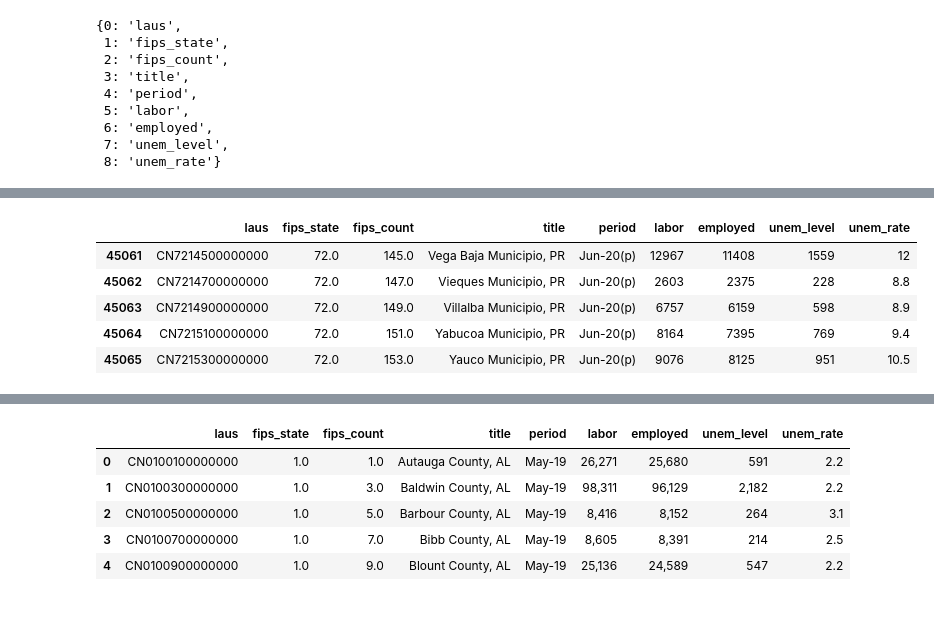
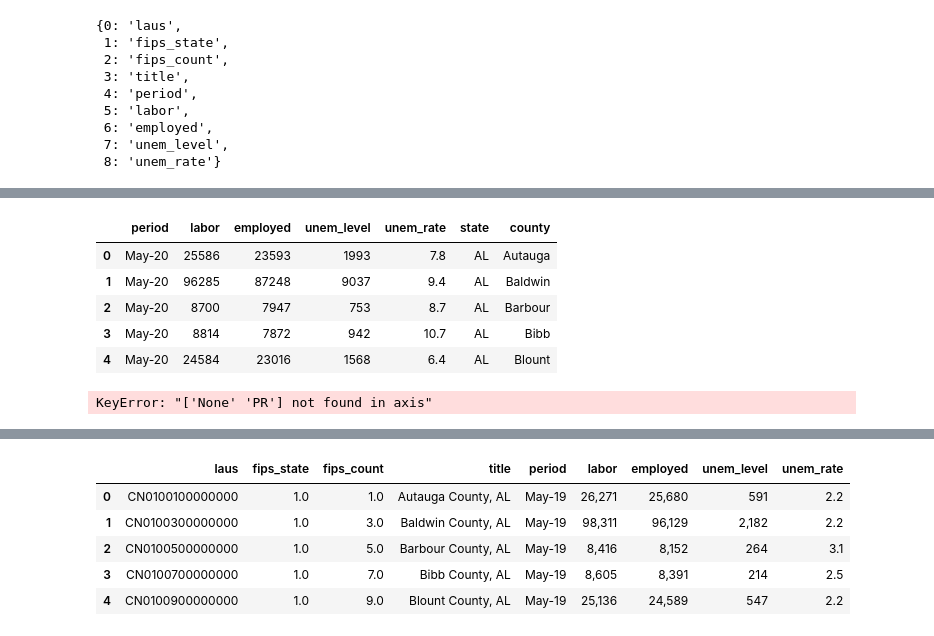
Before and after one commit to nbsmiz/ppp, a Jupyter notebook: unemployment_county_clean.ipynb, the cells around one changed output, grey strips where cells are left out. Saved outputs shown, nothing was run; the diff lists cells and outputs as text; code cells hidden in the pictures.

```diff
--- a/unemployment_county_clean.ipynb
+++ b/unemployment_county_clean.ipynb
@@ -47,2 +61,10 @@ unem['per'] = unem.apply(lambda row: row['period'].replace("\s", ""), axis=1)
 # %%
-unemmay20 = unem[unem['per'] == "Apr-20"]
+unem = unem[unem['period'] == 'May-20']
+# %%
+unem = unem.drop(columns=['laus', 'fips_state', 'fips_count', 'title']).reset_index().drop(columns='index')
+# %%
+cols = ['labor', 'employed', 'unem_level']
+for col in cols:
+    unem[col] = unem.apply(lambda row: int(str(row[col]).strip().replace(",","")), axis=1)
+# %%
+unem['unem_rate'] = unem.apply(lambda row: float(str(row['unem_rate']).strip()), axis=1)
@@ -49,9 +73,9 @@ unemmay20 = unem[unem['per'] == "Apr-20"]
 # %%
-unem.tail()
+unem.head()
 # %% [output]
-|  | laus | fips_state | fips_count | title | period | labor | employed | unem_level | unem_rate |
-| 45061 | CN7214500000000 | 72.0 | 145.0 | Vega Baja Municipio, PR | Jun-20(p) | 12967 | 11408 | 1559 | 12 |
-| 45062 | CN7214700000000 | 72.0 | 147.0 | Vieques Municipio, PR | Jun-20(p) | 2603 | 2375 | 228 | 8.8 |
-| 45063 | CN7214900000000 | 72.0 | 149.0 | Villalba Municipio, PR | Jun-20(p) | 6757 | 6159 | 598 | 8.9 |
-| 45064 | CN7215100000000 | 72.0 | 151.0 | Yabucoa Municipio, PR | Jun-20(p) | 8164 | 7395 | 769 | 9.4 |
-| 45065 | CN7215300000000 | 72.0 | 153.0 | Yauco Municipio, PR | Jun-20(p) | 9076 | 8125 | 951 | 10.5 |
+|  | period | labor | employed | unem_level | unem_rate | state | county |
+| 0 | May-20 | 25586 | 23593 | 1993 | 7.8 | AL | Autauga |
+| 1 | May-20 | 96285 | 87248 | 9037 | 9.4 | AL | Baldwin |
+| 2 | May-20 | 8700 | 7947 | 753 | 8.7 | AL | Barbour |
+| 3 | May-20 | 8814 | 7872 | 942 | 10.7 | AL | Bibb |
+| 4 | May-20 | 24584 | 23016 | 1568 | 6.4 | AL | Blount |
@@ -57,0 +88,4 @@ unem.tail()
+# %%
+state_sums = state_sums.drop(labels=['None', 'PR'])
+# %% [output]
+KeyError: "['None' 'PR'] not found in axis"
```
Also changed, not shown: parts of 16 cells of this notebook, 3 other files.
